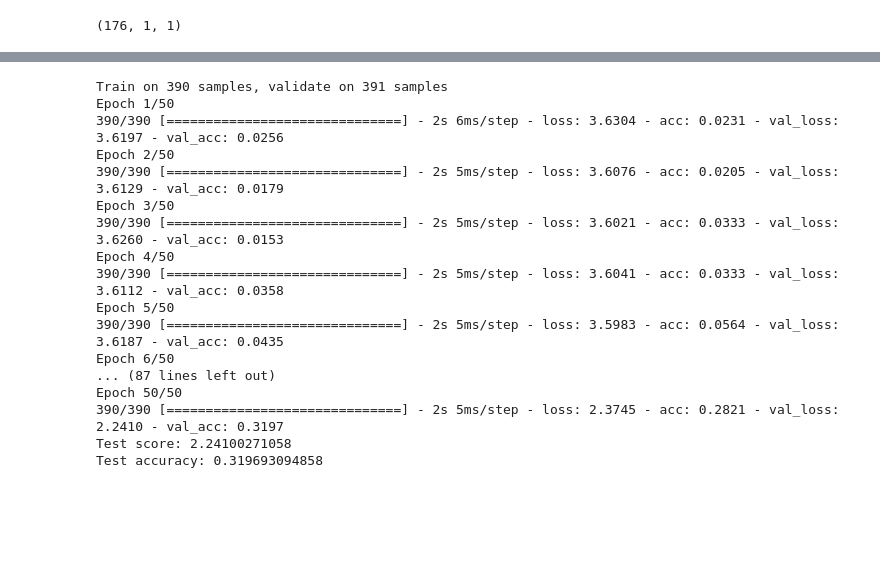
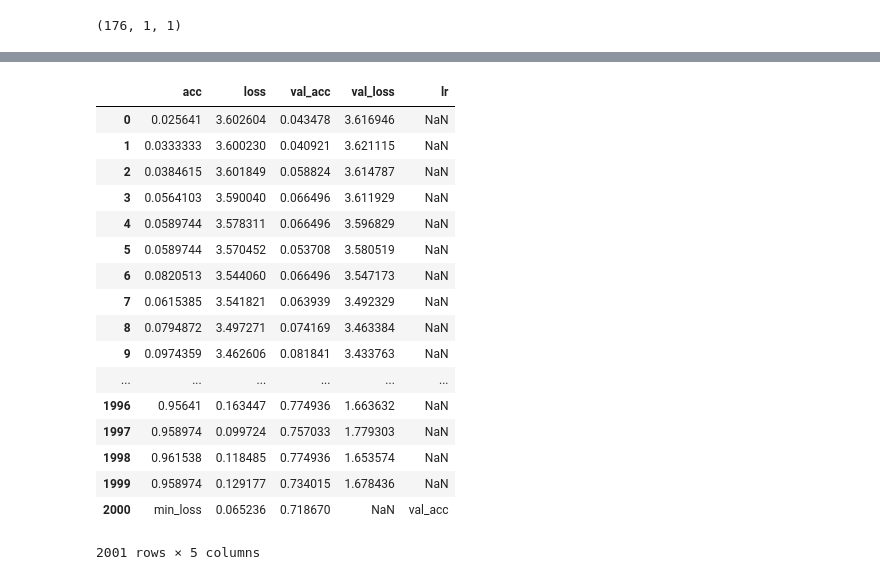
Before and after one commit to HelloWorld-9527/Time-Series-classification, a Jupyter notebook: GerHard/UCR_CNN.ipynb, the cells around one changed output, grey strips where cells are left out. Cells and saved outputs as stored; diff of their text form; code cells hidden in the pictures; blank space fills up the shorter version.

```diff
--- a/GerHard/UCR_CNN.ipynb
+++ b/GerHard/UCR_CNN.ipynb
@@ -180,33 +180,36 @@ epochs = nb_epochs
 # input image dimensions
 img_rows, img_cols = x_train.shape[1], x_train.shape[2]
 # number of convolutional filters to use
-nb_filters = 32
+nb_filters_1 = 128
+nb_filters_2 = 256
+nb_filters_3 = 128
 # size of pooling area for max pooling
 pool_size = (3,1)
 # convolution kernel size
-kernel_size = (8,1)
-kernel_size_2 = (3,1)
+kernel_size_1 = (8,1)
+kernel_size_2 = (5,1)
+kernel_size_3 = (3,1)
 input_shape = (x_train.shape[1:])
 print(input_shape)
 # %% [output]
 (176, 1, 1)
 # %%
-#构建模型  1
+#构建模型
 model = Sequential()
 """
 model.add(Convolution2D(nb_filters, kernel_size[0], kernel_size[1],
                         border_mode='same',
                         input_shape=input_shape))
 """
-model.add(Convolution2D(nb_filters, (kernel_size[0], kernel_size[1]),
+model.add(Convolution2D(nb_filters_1, (kernel_size_1[0], kernel_size_1[1]),
                         padding='same',
                         input_shape=input_shape)) # 卷积层1
 model.add(Activation('relu')) #激活层
 
-model.add(Convolution2D(nb_filters, (kernel_size[0], kernel_size[1]))) #卷积层2
+model.add(Convolution2D(nb_filters_2, (kernel_size_2[0], kernel_size_2[1]))) #卷积层2
 model.add(Activation('relu')) #激活层
 
-model.add(Convolution2D(128, (kernel_size_2[0], kernel_size_2[1]))) #卷积层3
+model.add(Convolution2D(nb_filters_3, (kernel_size_3[0], kernel_size_3[1]))) #卷积层3
 model.add(Activation('relu')) #激活层
 
 
@@ -225,12 +228,15 @@ model.compile(loss='categorical_crossentropy',
               metrics=['accuracy'])
 # %%
 #训练模型
-model.fit(x_train, Y_train, batch_size=batch_size, epochs=epochs,
+hist = model.fit(x_train, Y_train, batch_size=batch_size, epochs=epochs,
           verbose=1, validation_data=(x_test, Y_test))
 #评估模型
 score = model.evaluate(x_test, Y_test, verbose=0)
 print('Test score:', score[0])
 print('Test accuracy:', score[1])
+#Print the testing results which has the lowest training loss.
+log = pd.DataFrame(hist.history)
+print(log.loc[log['loss'].idxmin]['loss'], log.loc[log['loss'].idxmin]['val_acc'])
 # %% [output]
 Train on 390 samples, validate on 391 samples
 Epoch 1/2000
@@ -279,26 +258,27 @@ model.compile(loss='categorical_crossentropy',
-# %%
-#训练模型
-model.fit(x_train, Y_train, batch_size=batch_size, epochs=epochs,
-          verbose=1, validation_data=(x_test, Y_test))
-#评估模型
-score = model.evaluate(x_test, Y_test, verbose=0)
-print('Test score:', score[0])
-print('Test accuracy:', score[1])
-# %% [output]
-Train on 390 samples, validate on 391 samples
-Epoch 1/50
-390/390 [==============================] - 2s 6ms/step - loss: 3.6304 - acc: 0.0231 - val_loss: 3.6197 - val_acc: 0.0256
-Epoch 2/50
-390/390 [==============================] - 2s 5ms/step - loss: 3.6076 - acc: 0.0205 - val_loss: 3.6129 - val_acc: 0.0179
-Epoch 3/50
-390/390 [==============================] - 2s 5ms/step - loss: 3.6021 - acc: 0.0333 - val_loss: 3.6260 - val_acc: 0.0153
-Epoch 4/50
-390/390 [==============================] - 2s 5ms/step - loss: 3.6041 - acc: 0.0333 - val_loss: 3.6112 - val_acc: 0.0358
-Epoch 5/50
-390/390 [==============================] - 2s 5ms/step - loss: 3.5983 - acc: 0.0564 - val_loss: 3.6187 - val_acc: 0.0435
-Epoch 6/50
-... (87 lines left out)
-Epoch 50/50
-390/390 [==============================] - 2s 5ms/step - loss: 2.3745 - acc: 0.2821 - val_loss: 2.2410 - val_acc: 0.3197
-Test score: 2.24100271058
-Test accuracy: 0.319693094858
+# %%
+#result = log.append(['min_loss',log.loc[log['loss'].idxmin]['loss'] ],['val_acc',log.loc[log['loss'].idxmin]['val_acc']])
+s = pd.Series({'acc':"min_loss", 'loss':log.loc[log['loss'].idxmin]['loss'], 'lr':"val_acc",'val_acc':log.loc[log['loss'].idxmin]['val_acc']})
+# 这里 Series 必须是 dict-like 类型
+result = log.append(s, ignore_index=True)
+# 这里必须选择ignore_index=True 或者给 Series 一个index值
+result.to_csv(u'E:/Jupyter File/Jupyter notebook 2/UCR_Time_Series_Classification_Deep_Learning_Baseline-master/不同形式的网络的比较/Result_UCR_CNN.csv')
+result
+# %% [output]
+|  | acc | loss | val_acc | val_loss | lr |
+| 0 | 0.025641 | 3.602604 | 0.043478 | 3.616946 | NaN |
+| 1 | 0.0333333 | 3.600230 | 0.040921 | 3.621115 | NaN |
+| 2 | 0.0384615 | 3.601849 | 0.058824 | 3.614787 | NaN |
+| 3 | 0.0564103 | 3.590040 | 0.066496 | 3.611929 | NaN |
+| 4 | 0.0589744 | 3.578311 | 0.066496 | 3.596829 | NaN |
+| 5 | 0.0589744 | 3.570452 | 0.053708 | 3.580519 | NaN |
+| 6 | 0.0820513 | 3.544060 | 0.066496 | 3.547173 | NaN |
+| 7 | 0.0615385 | 3.541821 | 0.063939 | 3.492329 | NaN |
+| 8 | 0.0794872 | 3.497271 | 0.074169 | 3.463384 | NaN |
+| 9 | 0.0974359 | 3.462606 | 0.081841 | 3.433763 | NaN |
+| ... | ... | ... | ... | ... | ... |
+| 1996 | 0.95641 | 0.163447 | 0.774936 | 1.663632 | NaN |
+| 1997 | 0.958974 | 0.099724 | 0.757033 | 1.779303 | NaN |
+| 1998 | 0.961538 | 0.118485 | 0.774936 | 1.653574 | NaN |
+| 1999 | 0.958974 | 0.129177 | 0.734015 | 1.678436 | NaN |
+| 2000 | min_loss | 0.065236 | 0.718670 | NaN | val_acc |
+2001 rows × 5 columns
```
Also changed, not shown: parts of 2 cells of this notebook, 3 other files.
